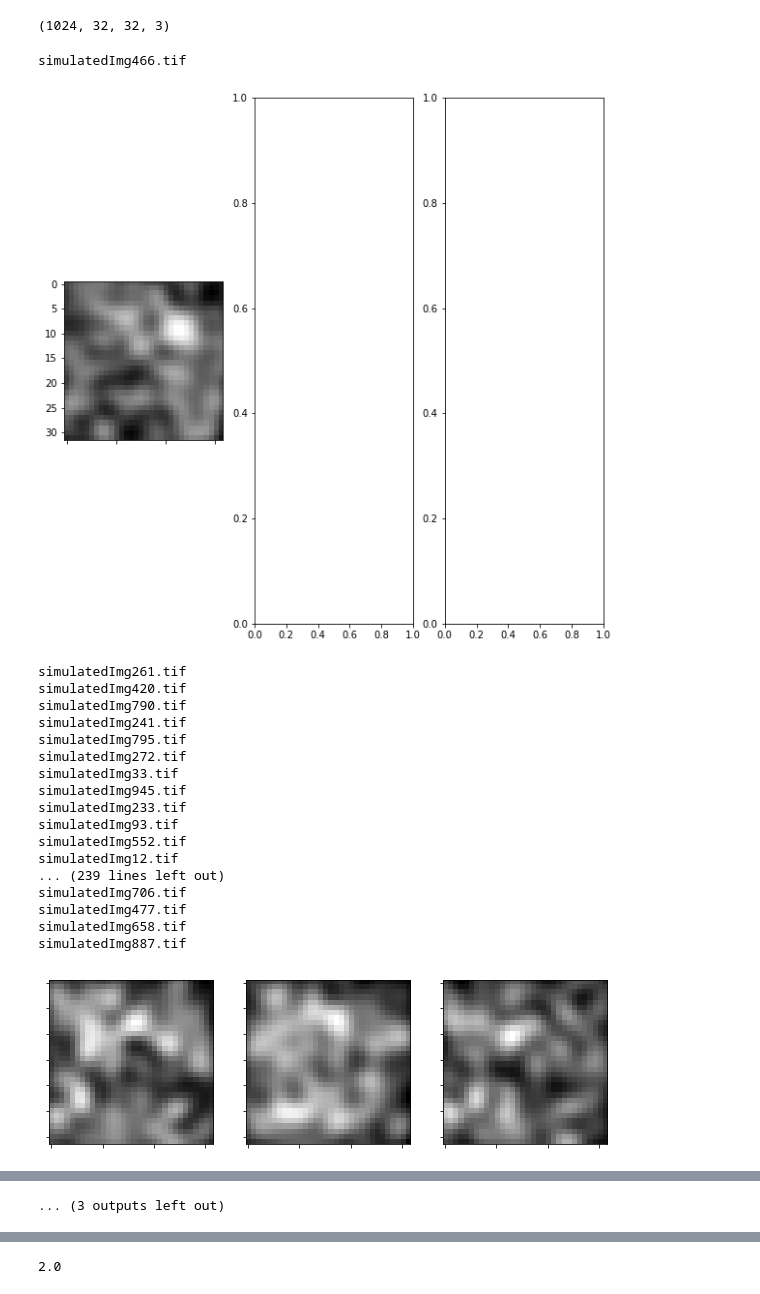
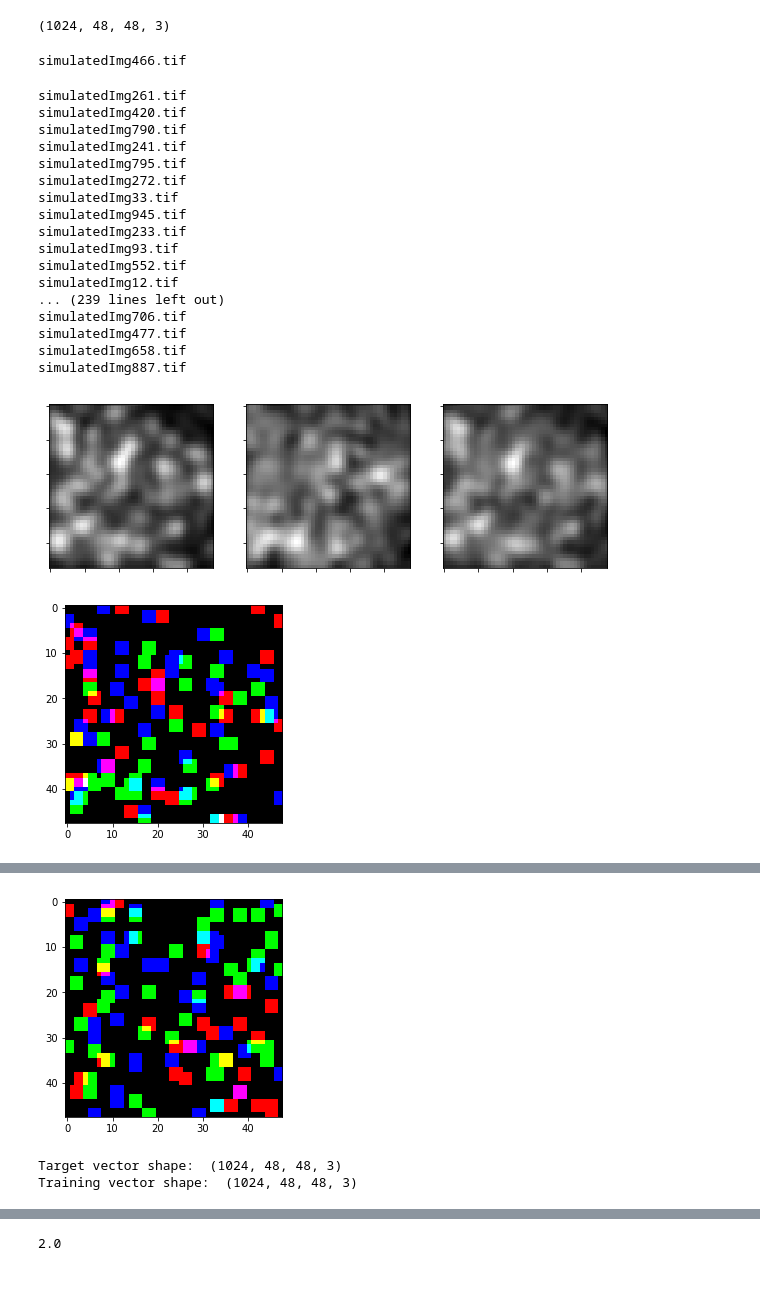
Before and after one commit to theScinder/cuttleVision, a Jupyter notebook: cuttlePySim.ipynb, the cells around one changed output, grey strips where cells are left out. Saved outputs shown, nothing was run; the diff lists cells and outputs as text; code cells hidden in the pictures.

```diff
--- a/cuttlePySim.ipynb
+++ b/cuttlePySim.ipynb
@@ -18,7 +18,7 @@ import cv2
 #directory functions
 import os
 # %%
-def cuttleVision(cSpher,fN,nStk,off,defAtt):
+def cuttleVision(cSpher,fN,nStk,off,defCo):
     img = 1.0*misc.imread(fN)
     sBNarrower = 1.0*misc.imread('./sBandiensisNarrower-1.tif')
     sBNarrow = 1.0*misc.imread('./sBandiensisNarrow-1.tif')
@@ -50,13 +50,13 @@ def cuttleVision(cSpher,fN,nStk,off,defAtt):
         cChromB = 1.0 - cChromR
         cChromG = 0.5 - cChromR
         if (0):
-            apR1 = (sBNarrow) * np.exp(1j*2*np.pi*(cChromR*defAtt*apDef+cSpher*apSpher));
-            apG1 = (sBNarrow) * np.exp(1j*2*np.pi*(cChromG*defAtt*apDef+cSpher*apSpher));
-            apB1 = (sBNarrow) * np.exp(1j*2*np.pi*(cChromB*defAtt*apDef+cSpher*apSpher));
+            apR1 = (sBNarrow) * np.exp(1j*2*np.pi*(cChromR*defCo*apDef+cSpher*apSpher));
+            apG1 = (sBNarrow) * np.exp(1j*2*np.pi*(cChromG*defCo*apDef+cSpher*apSpher));
+            apB1 = (sBNarrow) * np.exp(1j*2*np.pi*(cChromB*defCo*apDef+cSpher*apSpher));
         if(1):
-            apR1 = (sBFull) * np.exp(1j*2*np.pi*(cChromR*defAtt*apDef+cSpher*apSpher));
-            apG1 = (sBFull) * np.exp(1j*2*np.pi*(cChromG*defAtt*apDef+cSpher*apSpher));
-            apB1 = (sBFull) * np.exp(1j*2*np.pi*(cChromB*defAtt*apDef+cSpher*apSpher));
+            apR1 = (sBFull) * np.exp(1j*2*np.pi*(cChromR*defCo*apDef+cSpher*apSpher));
+            apG1 = (sBFull) * np.exp(1j*2*np.pi*(cChromG*defCo*apDef+cSpher*apSpher));
+            apB1 = (sBFull) * np.exp(1j*2*np.pi*(cChromB*defCo*apDef+cSpher*apSpher));
 
         apR1 = np.nan_to_num(apR1)
         apG1 = np.nan_to_num(apG1)
@@ -128,16 +127,16 @@ simgStkNo = 1024
 #Generate random RGB images
 
 myDimSm = 32
-myDimFl = 32
+myDimFl = 48
 simgStkNo = 1024
 
 #make it deterministic
 np.random.seed(1)
 simgStk = np.zeros([simgStkNo,myDimSm,myDimSm,3])
 for c in range(0,simgStkNo):
-    myTestR = 255*( np.random.random([myDimSm,myDimSm]) < 0.07)
-    myTestG = 255*( np.random.random([myDimSm,myDimSm]) < 0.125)
-    myTestB = 255*( np.random.random([myDimSm,myDimSm]) < 0.07)
+    myTestR = 255*( np.random.random([myDimSm,myDimSm]) < 0.04)
+    myTestG = 255*( np.random.random([myDimSm,myDimSm]) < 0.04)
+    myTestB = 255*( np.random.random([myDimSm,myDimSm]) < 0.04)
     myTest =np.zeros([myDimSm,myDimSm,3])
     myTest[:,:,0] = myTestR
     myTest[:,:,1] = myTestG
@@ -173,7 +172,7 @@ for c in range(0,simgStkNo):
     else:
         myDim = myDimY
     myImg = myImg[0:myDim,0:myDim,:]
-    myResImg = cv2.resize(myImg,(myDimFl,myDimFl), interpolation = cv2.INTER_CUBIC)
+    myResImg = cv2.resize(myImg,(myDimFl,myDimFl))
     simgStkFl[c] = myResImg
     cv2.imwrite('./sImgs/simulatedImg'+str(c)+'.tif',myResImg)
     if(c % 500 == 0):
@@ -194,7 +193,7 @@ for c in range(0,simgStkNo):
 #shape of the full image stack
 print(np.shape(simgStkFl))
 # %% [output]
-(1024, 32, 32, 3)
+(1024, 48, 48, 3)
 # %%
 # The full-size simulated RGB image stack is the training target
 # now to create an input stack using the cuttleVision function
@@ -203,7 +202,7 @@ myMiniDir = os.listdir('./sImgs/')
 cSpher = 0
 nStk = 3
 off = 0
-defAtt = 900
+defCo = 1e9
 myTargets = []
 myImgs = []
 
@@ -216,51 +215,51 @@ for k in myMiniDir:
     #myImg = cv2.imread('./sImgs/' + str(c))
     print(k)
     #Compute cuttlevision
-    imgStk, PSFStk = cuttleVision(cSpher,'./sImgs/'+str(k),nStk,off,defAtt)
+    imgStk, PSFStk = cuttleVision(cSpher,'./sImgs/'+str(k),nStk,off,defCo)
     #Load target image
     myImg = cv2.imread('./sImgs/'+str(k))
     myImgs.append(imgStk)
     myTargets.append(myImg)
 
     if (( myC % 256)==0):
         myFig, myAxes = plt.subplots(1,3,figsize=(10,10))
         for c in range(0,4):
             #for x in range(0,3):
             #plt.subplot(3,3,c+1)
             if(c < 3):
                 myAxes[c].imshow(imgStk[:,:,c],cmap="gray")
                 myAxes[c].set_xticklabels([])
                 myAxes[c].set_yticklabels([])
             else:
                 plt.figure()
                 plt.imshow(cv2.cvtColor(myImg, cv2.COLOR_BGR2RGB))
                 #myAxes[c].set_xticklabels([])
                 #myAxes[c].set_yticklabels([])
             #plt.tight_layout()
 
 
     plt.show()
 
 print("Target vector shape: ", np.shape(myTargets))
 print("Training vector shape: ", np.shape(myImgs))
 # %% [output]
 simulatedImg466.tif
+simulatedImg261.tif
+simulatedImg420.tif
+simulatedImg790.tif
+simulatedImg241.tif
+simulatedImg795.tif
+simulatedImg272.tif
+simulatedImg33.tif
+simulatedImg945.tif
+simulatedImg233.tif
+simulatedImg93.tif
+simulatedImg552.tif
+simulatedImg12.tif
+... (239 lines left out)
+simulatedImg706.tif
+simulatedImg477.tif
+simulatedImg658.tif
+simulatedImg887.tif
-[figure, old version]
+[figure, new version]
-simulatedImg261.tif
-simulatedImg420.tif
-simulatedImg790.tif
-simulatedImg241.tif
-simulatedImg795.tif
-simulatedImg272.tif
-simulatedImg33.tif
-simulatedImg945.tif
-simulatedImg233.tif
-simulatedImg93.tif
-simulatedImg552.tif
-simulatedImg12.tif
-... (239 lines left out)
-simulatedImg706.tif
-simulatedImg477.tif
-simulatedImg658.tif
-simulatedImg887.tif
-[figure, old version]
+[figure, new version]
@@ -323,2 +322,4 @@ simulatedImg640.tif
+[figure, added]
-... (3 outputs left out)
+Target vector shape:  (1024, 48, 48, 3)
+Training vector shape:  (1024, 48, 48, 3)
 # %%
```
Also changed, not shown: parts of 16 cells of this notebook.
